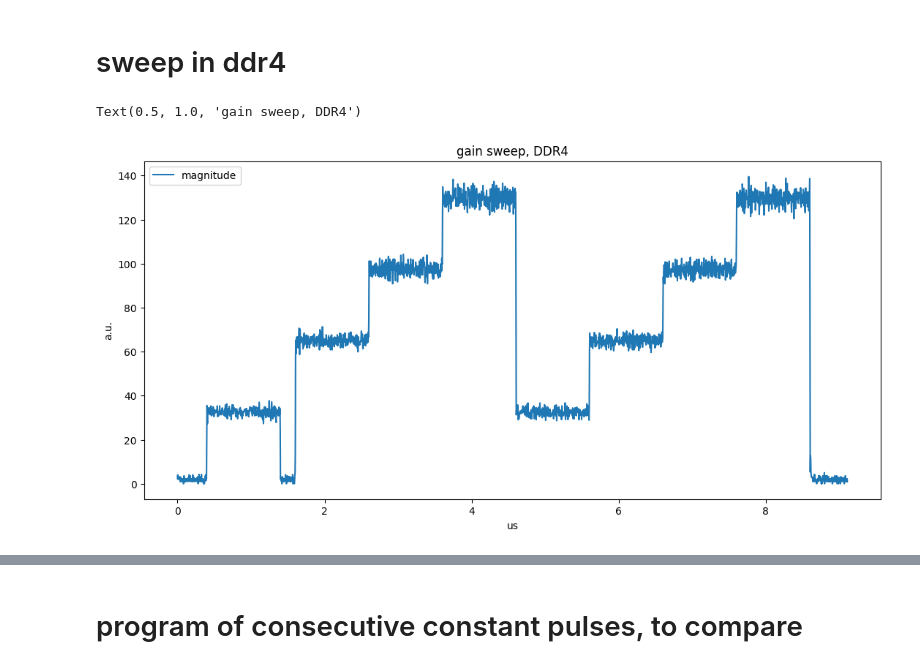
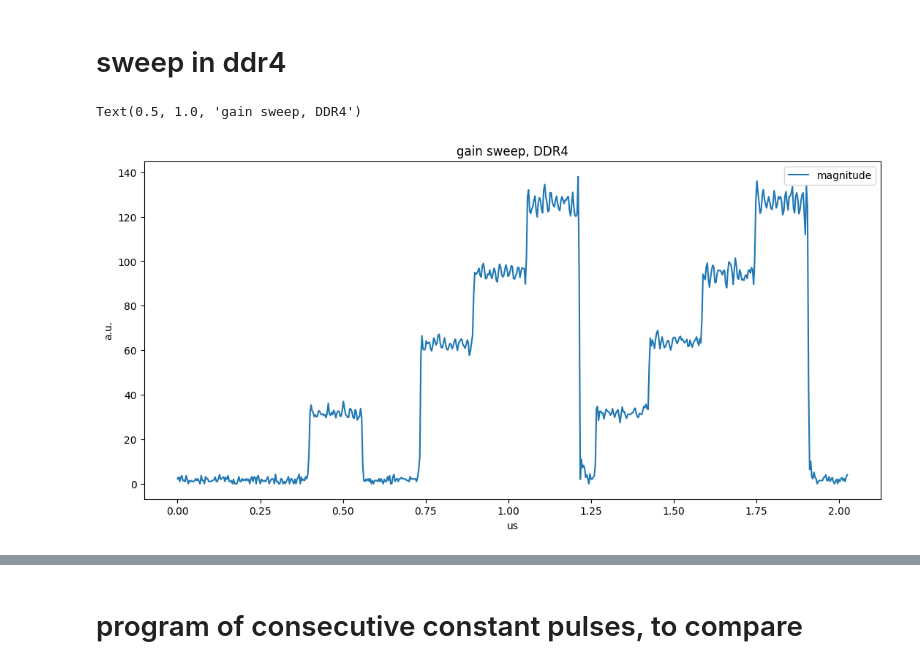
Before and after one commit to SchusterLab/ChaToT, a Jupyter notebook: nb/reading_from_ddr4.ipynb, the cells around one changed output, grey strips where cells are left out. Cells and saved outputs as stored; diff of their text form; code cells hidden in the pictures.

```diff
--- a/nb/reading_from_ddr4.ipynb
+++ b/nb/reading_from_ddr4.ipynb
@@ -274,33 +274,33 @@ class const_pulse(AveragerProgramV2):
         self.send_readoutconfig(ch=cfg['ro_ch'], name='ro', t=0)
         self.trigger(ros=[cfg['ro_ch']], pins=[0], t=cfg['trig_time'], ddr4=True)
         self.pulse(ch=cfg['gen_ch'], name="pulse", t=0)
 
 config = {'gen_ch': GEN_CH, # 0
           'ro_ch': RO_CH, # 0
           'freq': 5500,
           'trig_time': 0,
-          'pulse_len': 1,
+          'pulse_len': 0.16,
           'gain': QickSweep1D('gain_loop', 0.25, 1),
           'steps': 4
          }
 
 prog = const_pulse(soccfg, reps=2, final_delay=None, cfg=config)
 
 soc.arm_ddr4(ch=RO_CH, nt=100000)
 prog.acquire(soc)
-iq_list_DDR4 = soc.get_ddr4(25)
+iq_list_DDR4 = soc.get_ddr4(8)
 t = prog.get_time_axis_ddr4(RO_CH, iq_list_DDR4)
 i = iq_list_DDR4[:,0]
 q = iq_list_DDR4[:,1]
 mag = np.abs(i + 1j*q)
 
 fig = plt.figure(figsize=(13,6))
 plt.plot(t, mag, label="magnitude")
 
 plt.legend()
 plt.ylabel("a.u.")
 plt.xlabel("us")
 plt.title("gain sweep, DDR4")
 # %% [output]
 Text(0.5, 1.0, 'gain sweep, DDR4')
-[figure, old version]
+[figure, new version]
```
Also changed, not shown: parts of 3 cells of this notebook.
